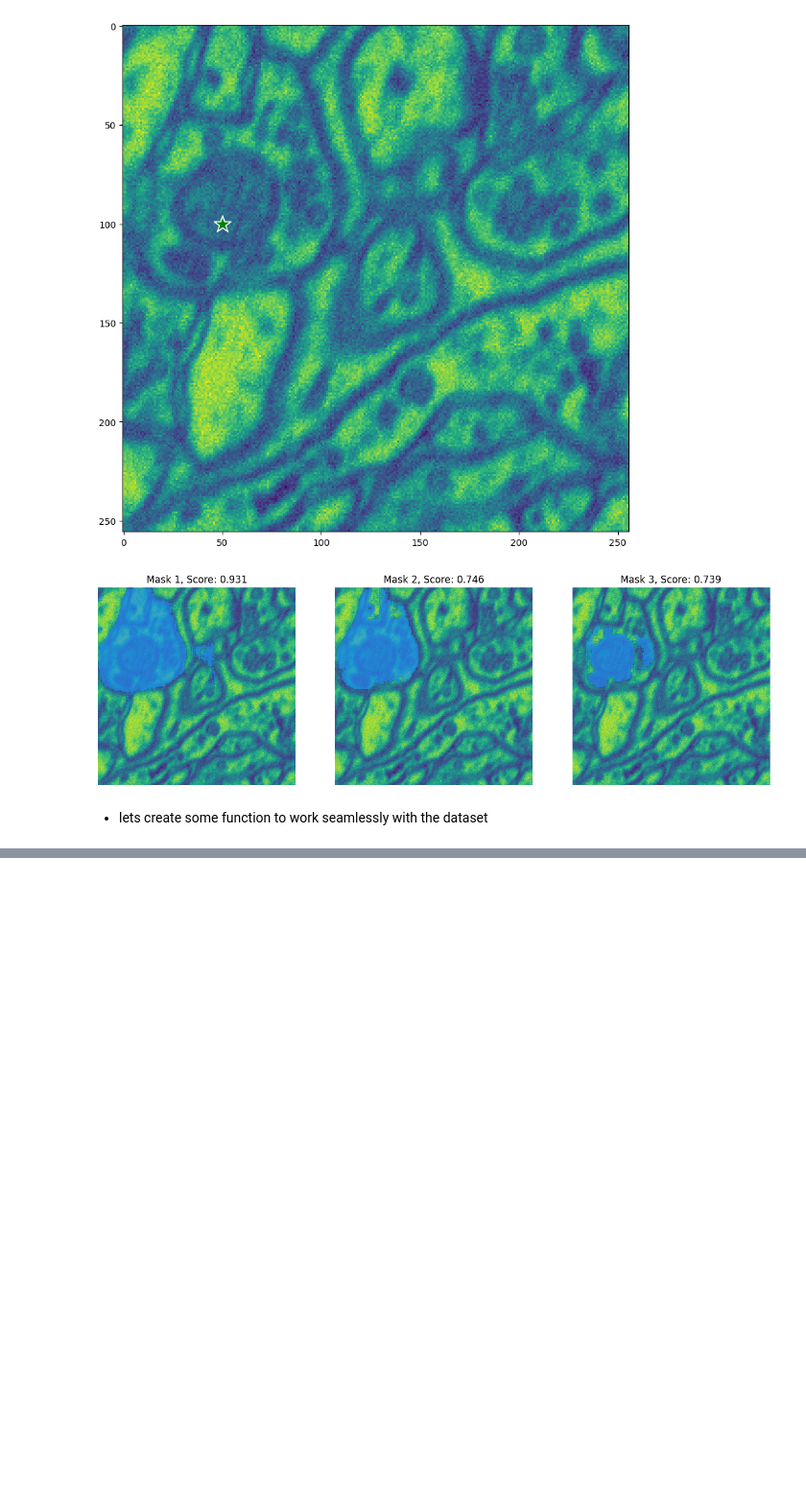
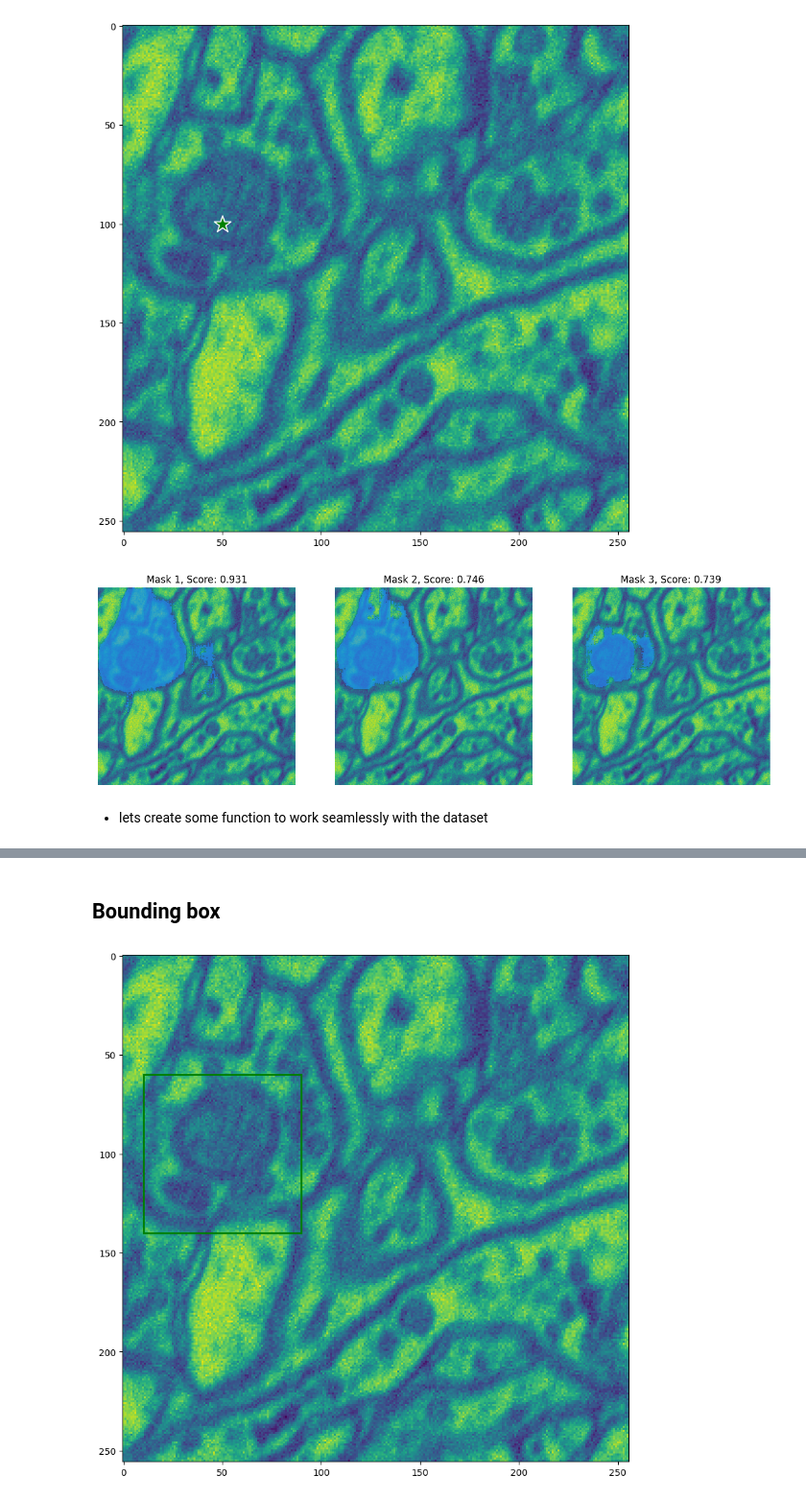
Before and after one commit to HasanGoni/labeling_test, a Jupyter notebook: nbs/09_HQ_SAM.inference.ipynb, the cells around one changed output, grey strips where cells are left out. Shown at 96% size. Drawn from its saved outputs; the diff is of its cells as text; code cells hidden in the pictures; blank space fills up the shorter version.

```diff
--- a/nbs/09_HQ_SAM.inference.ipynb
+++ b/nbs/09_HQ_SAM.inference.ipynb
@@ -168,0 +230,28 @@ def get_masks_from_points(
+# %% [markdown]
+## Bounding box
+# %%
+
+# Create bounding box from point by defining a region around it
+# Format: [x_min, y_min, x_max, y_max]
+point_x, point_y = 50, 100
+box_size = 40
+boxes = [[[point_x - box_size, point_y - box_size, point_x + box_size, point_y + box_size]]]
+# %%
+#| export
+def show_box(box, ax):
+    x0, y0 = box[0], box[1]
+    w, h = box[2] - box[0], box[3] - box[1]
+    ax.add_patch(plt.Rectangle((x0, y0), w, h, edgecolor='green', facecolor=(0,0,0,0), lw=2))
+# %%
+#| export
+def show_boxes_on_image(raw_image, boxes):
+    fig, ax = plt.subplots(figsize=(10, 10))
+    ax.imshow(raw_image)
+    for box in boxes:
+        show_box(box, ax)
+    plt.show()
+# %%
+show_boxes_on_image(
+    image, boxes[0])
+# %% [output]
+[figure, added]
```
Also changed, not shown: parts of 4 cells of this notebook, 4 other files.
